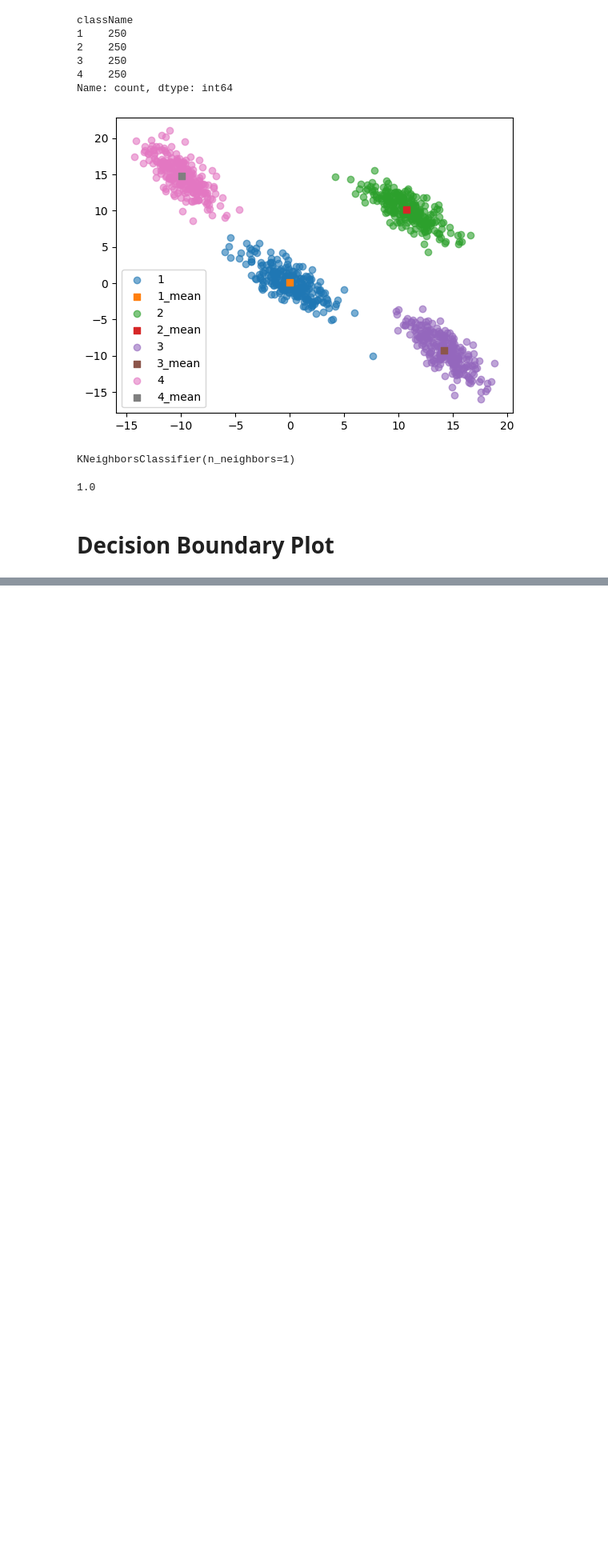
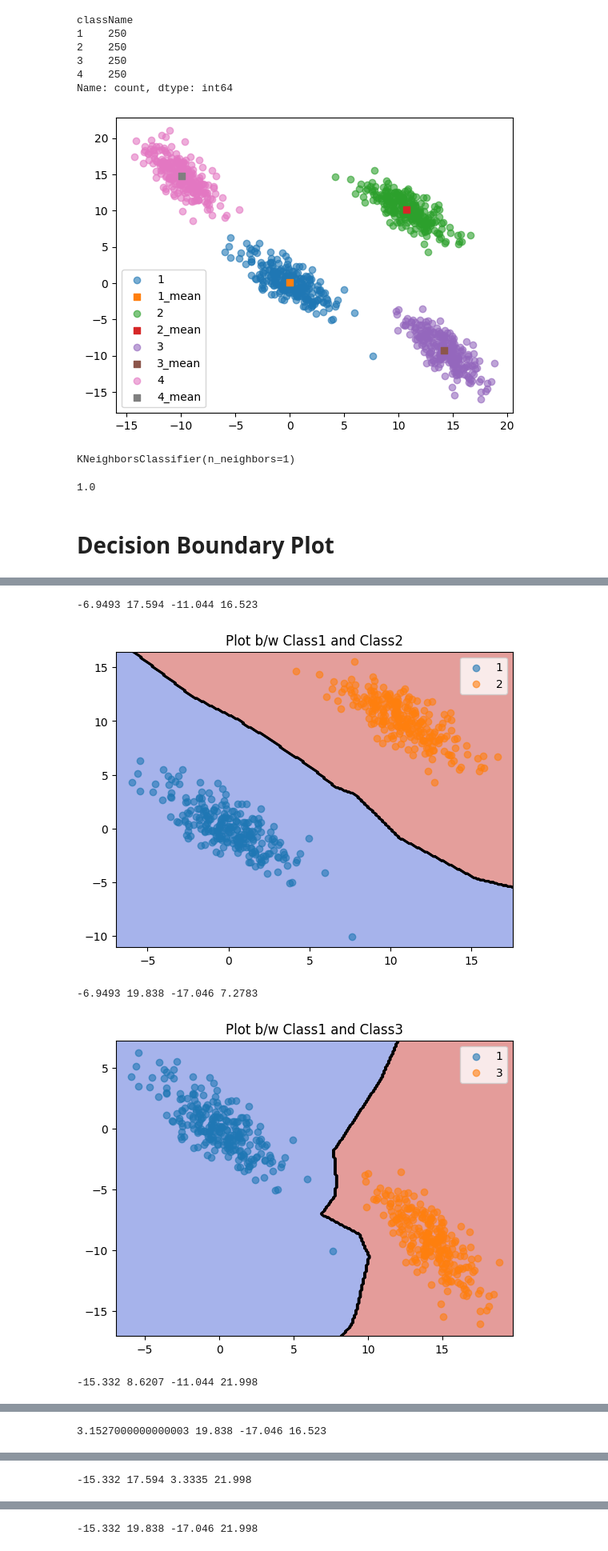
Before and after one commit to amankushwaha25/CS401-IML-Assignment, a Jupyter notebook: main.ipynb, the cells around one changed output, grey strips where cells are left out. Shown: that part at 80% size. Saved outputs shown, nothing was run; the diff lists cells and outputs as text; code cells hidden in the pictures; blank space fills up the shorter version.

```diff
--- a/main.ipynb
+++ b/main.ipynb
@@ -119,0 +127,21 @@ plt.show()
+# %%
+#Pair wise plots
+from itertools import combinations
+
+pairs = list(combinations(df.className.unique(), 2))
+
+for i in pairs:
+    dataframe = df[(df.className == i[0]) | (df.className == i[1])]
+    pairwise_classifier = KNeighborsClassifier(n_neighbors=1)
+
+    X = dataframe.iloc[:,:-1]
+    y = dataframe.iloc[:, -1]
+
+    pairwise_classifier.fit(X, y)
+    decision_plot(dataframe, pairwise_classifier, title = f"Plot b/w Class{i[0]} and Class{i[1]}")
+# %% [output]
+-6.9493 17.594 -11.044 16.523
+[figure, added]
+-6.9493 19.838 -17.046 7.2783
+[figure, added]
+-15.332 8.6207 -11.044 21.998
@@ -119,0 +149 @@ plt.show()
+3.1527000000000003 19.838 -17.046 16.523
@@ -119,0 +151 @@ plt.show()
+-15.332 17.594 3.3335 21.998
@@ -119,0 +153 @@ plt.show()
+-15.332 19.838 -17.046 21.998
```
Also changed, not shown: parts of 18 cells of this notebook.
